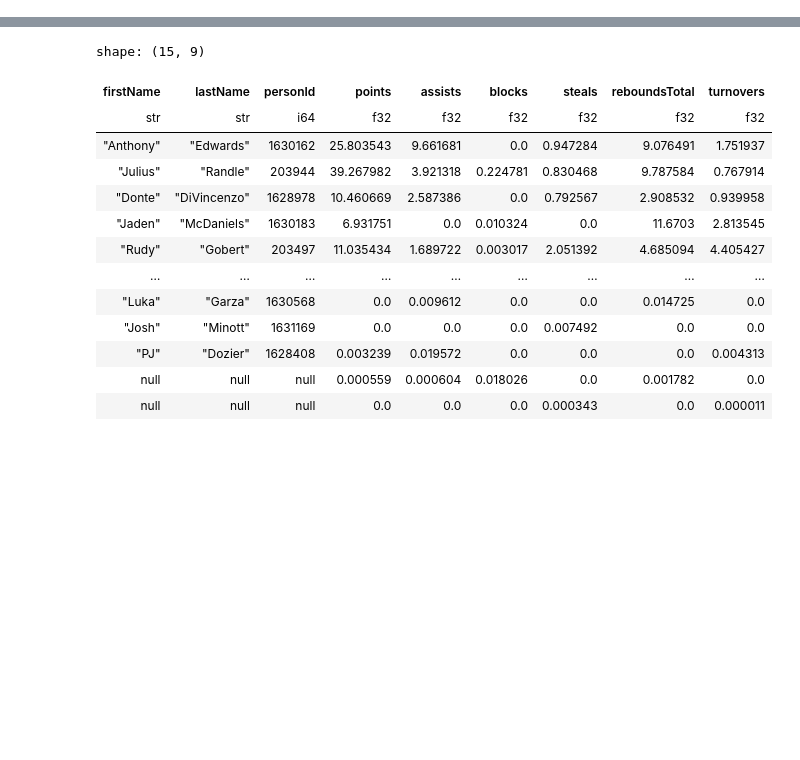
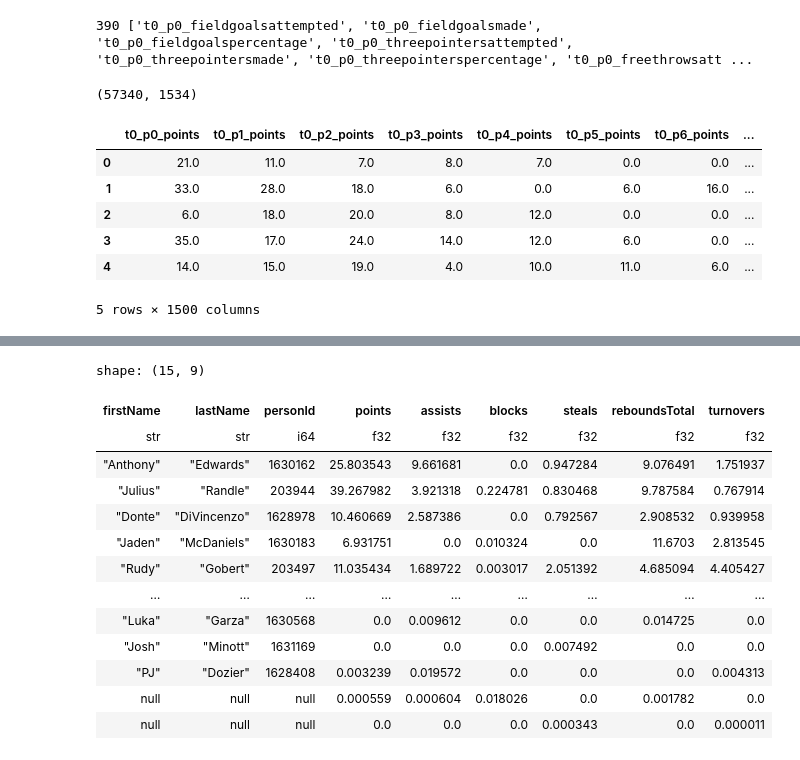
Before and after one commit to donpham7/fastbreak-vis, a Jupyter notebook: data/modules/train.ipynb, the cells around one changed output, grey strips where cells are left out. Drawn from its saved outputs; the diff is of its cells as text; code cells hidden in the pictures; blank space fills up the shorter version.

```diff
--- a/data/modules/train.ipynb
+++ b/data/modules/train.ipynb
@@ -16 +16,45 @@ BATCH_SIZE = 32
 GAME_ID = 22400367
+# %%
+data = pd.read_csv("../csv/data.csv")
+all_cols = data.columns.tolist()
+cols_to_drop = []
+stats_to_drop =[
+    'fieldgoalsattempted',
+    'fieldgoalsmade',
+    'fieldgoalspercentage',
+    'threepointersattempted',
+    'threepointersmade',
+    'threepointerspercentage',
+    'freethrowsattempted',
+    'freethrowsmade',
+    'freethrowspercentage',
+    'reboundsdefensive',
+    'reboundsoffensive',
+    'reboundstotal',
+    'foulspersonal',
+]
+for tn in ['t0', 't1']:
+    for pidx in range(15):
+        for stat in stats_to_drop:
+            cols_to_drop.append(f'{tn}_p{pidx}_{stat}')
+
+print(len(cols_to_drop), cols_to_drop)
+data = data.drop(columns=cols_to_drop)
+# %% [output]
+390 ['t0_p0_fieldgoalsattempted', 't0_p0_fieldgoalsmade', 't0_p0_fieldgoalspercentage', 't0_p0_threepointersattempted', 't0_p0_threepointersmade', 't0_p0_threepointerspercentage', 't0_p0_freethrowsatt ...
+# %%
+print(data.shape)
+# %% [output]
+(57340, 1534)
+# %%
+train_data = data.iloc[:, 34:]
+# %%
+train_data.head()
+# %% [output]
+|  | t0_p0_points | t0_p1_points | t0_p2_points | t0_p3_points | t0_p4_points | t0_p5_points | t0_p6_points | ... |
+| 0 | 21.0 | 11.0 | 7.0 | 8.0 | 7.0 | 0.0 | 0.0 | ... |
+| 1 | 33.0 | 28.0 | 18.0 | 6.0 | 0.0 | 6.0 | 16.0 | ... |
+| 2 | 6.0 | 18.0 | 20.0 | 8.0 | 12.0 | 0.0 | 0.0 | ... |
+| 3 | 35.0 | 17.0 | 24.0 | 14.0 | 12.0 | 6.0 | 0.0 | ... |
+| 4 | 14.0 | 15.0 | 19.0 | 4.0 | 10.0 | 11.0 | 6.0 | ... |
+5 rows × 1500 columns
```
Also changed, not shown: parts of 13 cells of this notebook, 3 other files.
